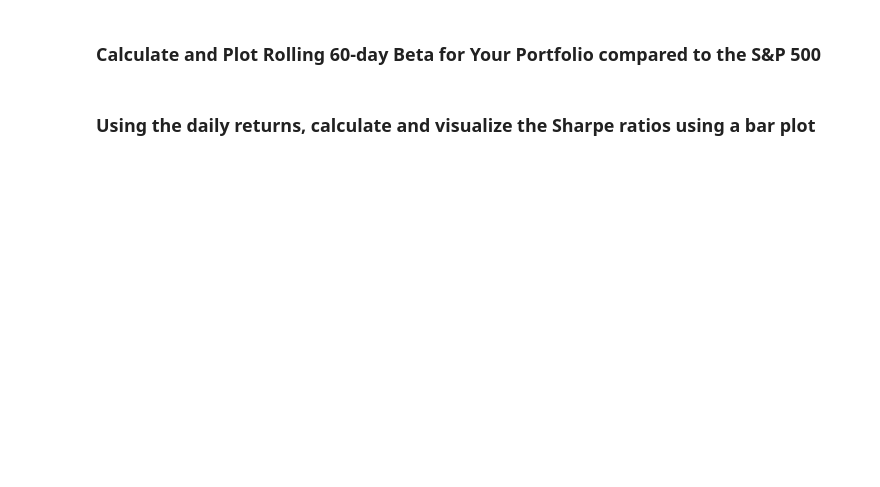
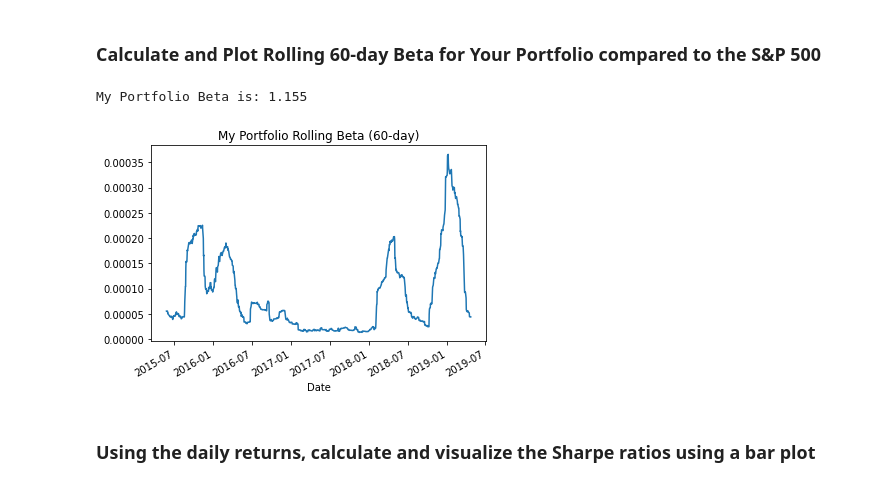
Before and after one commit to al-gladkow/Whale-Analysis, a Jupyter notebook: challenge-files/whale_analysis.ipynb, the cells around one changed output. Saved outputs shown, nothing was run; the diff lists cells and outputs as text; code cells hidden in the pictures; blank space fills up the shorter version.

```diff
--- a/challenge-files/whale_analysis.ipynb
+++ b/challenge-files/whale_analysis.ipynb
@@ -438,2 +552,20 @@ weights = [1/3, 1/3, 1/3]
+# %%
+# Calculate and plot Beta
+# Calculate covariance of a single portfolio
+myport_covar = final_df['MY PORTFOLIO'].cov(final_df['SP500'])
+
+# Calculate variance of S&P 500
+sp500_var = final_df['SP500'].var()
+
+# Computing beta
+myport_beta = round(myport_covar/sp500_var, 3)
+print(f'My Portfolio Beta is: {myport_beta}')
+
+# Plot beta trend
+final_df['MY PORTFOLIO'].rolling(window=60).cov(final_df['SP500']).plot()
+plt.title('My Portfolio Rolling Beta (60-day)');
+# %% [output]
+My Portfolio Beta is: 1.155
+[figure, added]
 # %% [markdown]
 ### Using the daily returns, calculate and visualize the Sharpe ratios using a bar plot
```
Also changed, not shown: parts of 20 cells of this notebook, 3 other files.
